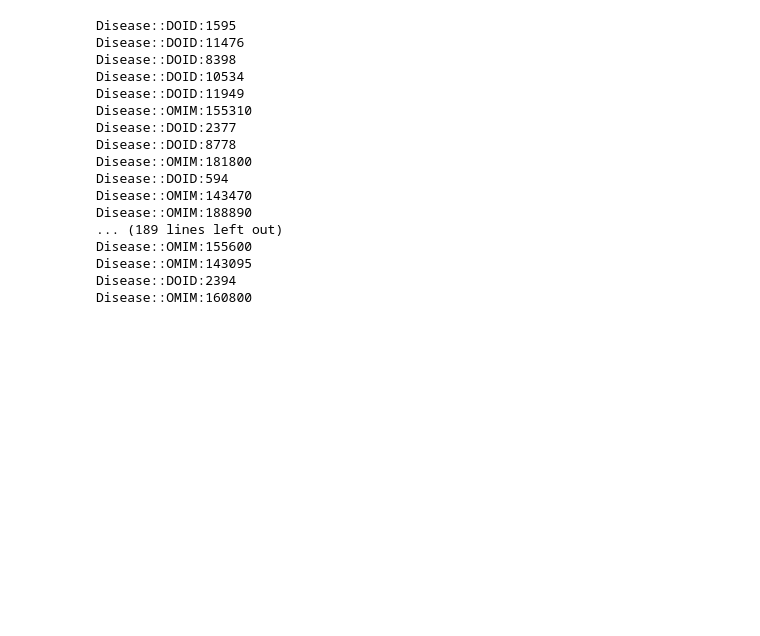
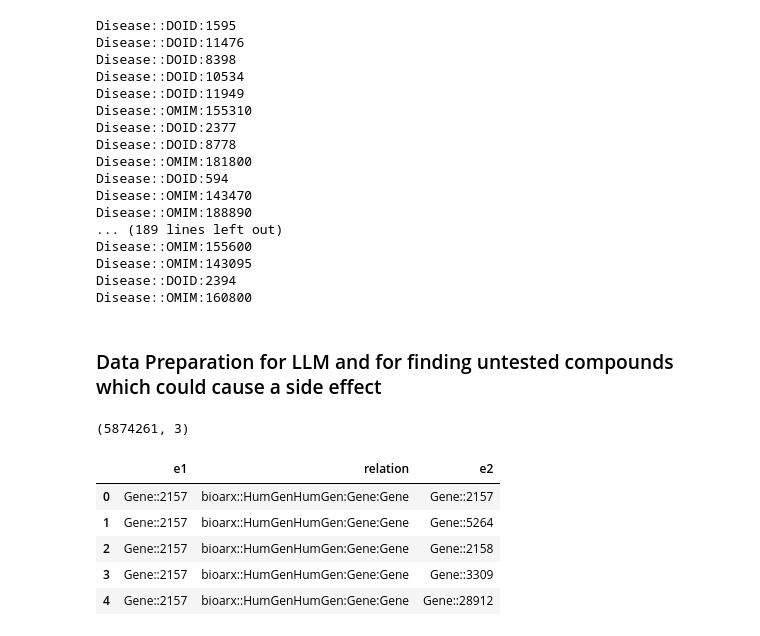
Before and after one commit to AkhilSurya-2124/Drug-Repurposing-usingLLM, a Jupyter notebook: notebook/1_dataset_preparation.ipynb, the cells around one changed output. Saved outputs shown, nothing was run; the diff lists cells and outputs as text; code cells hidden in the pictures; blank space fills up the shorter version.

```diff
--- a/notebook/1_dataset_preparation.ipynb
+++ b/notebook/1_dataset_preparation.ipynb
@@ -608,3 +603,17 @@ Disease::OMIM:155600
 Disease::OMIM:143095
 Disease::DOID:2394
 Disease::OMIM:160800
+# %% [markdown]
+### Data Preparation for LLM and for finding untested compounds which could cause a side effect
+# %%
+dr = pd.read_csv('../data/raw/drkg.tsv',sep='\t',names = ['e1','relation','e2'])
+print(dr.shape)
+dr.head()
+# %% [output]
+(5874261, 3)
+|  | e1 | relation | e2 |
+| 0 | Gene::2157 | bioarx::HumGenHumGen:Gene:Gene | Gene::2157 |
+| 1 | Gene::2157 | bioarx::HumGenHumGen:Gene:Gene | Gene::5264 |
+| 2 | Gene::2157 | bioarx::HumGenHumGen:Gene:Gene | Gene::2158 |
+| 3 | Gene::2157 | bioarx::HumGenHumGen:Gene:Gene | Gene::3309 |
+| 4 | Gene::2157 | bioarx::HumGenHumGen:Gene:Gene | Gene::28912 |
```
Also changed, not shown: parts of 27 cells of this notebook, 3 other files.
